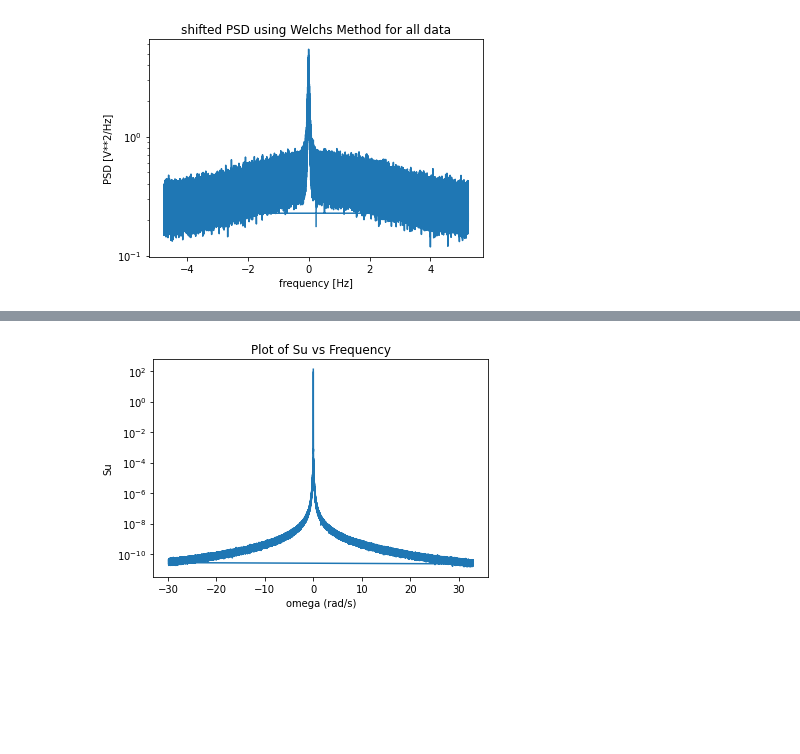
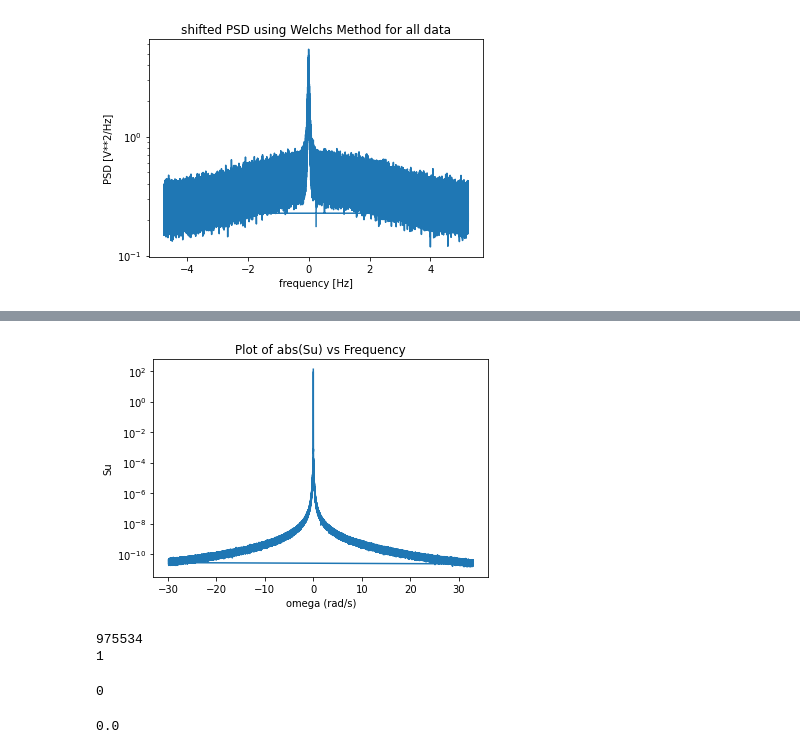
Before and after one commit to RoslynJessney/roslynmproject, a Jupyter notebook: Calibration.ipynb, the cells around one changed output, grey strips where cells are left out. Saved outputs shown, nothing was run; the diff lists cells and outputs as text; code cells hidden in the pictures; blank space fills up the shorter version.

```diff
--- a/Calibration.ipynb
+++ b/Calibration.ipynb
@@ -113,10 +111,10 @@ plt.show()
 product= [(1/a) * b for a, b in zip(omegasq, Sv)]
 #print(product[0])
 #print((1/omegasq[0])*Sv[0])
-#note: 1/i^2 would make this negative but have left out for plotting (and - in H(iomega) would cancel?)
+#note: 1/i^2 makes constants negative
 
 #put into equation for Su(omega)
-constants = (1/ksquared)*1/(Zsquid**2)
+constants = -(1/ksquared)*1/(Zsquid**2)
 Su = [x*(constants) for x in product]
 
 #check
@@ -125,10 +123,13 @@ Su = [x*(constants) for x in product]
 #print(Su[200])
 # %%
 #plot of Su(omega) vs omega
-plt.semilogy(omega, Su)
-plt.title('Plot of Su vs Frequency')
+
+absSu = [abs(x) for x in Su]
+
+plt.semilogy(omega, absSu)
+plt.title('Plot of abs(Su) vs Frequency')
 plt.xlabel('omega (rad/s)')
 plt.ylabel('Su')
 plt.show()
 # %% [output]
-[figure, old version]
+[figure, new version]
@@ -143,0 +178,12 @@ n =
+# %%
+#find zeros in denominator and remove
+zeros=0
+
+for i in range(0,len(Sdenom)):
+    if Sdenom[i] ==0:
+        zeros += 1
+        print(i)
+print(zeros)
+# %% [output]
+975534
+1
@@ -143,0 +192,16 @@ n =
+# %%
+#check zero removed
+zero=0
+for i in range(0,len(Sdenom)):
+    if Sdenom[i] ==0:
+        zero += 1
+        print(i)
+print(zero)
+# %% [output]
+0
+# %%
+#remove same index for numerator and omega so dimensions match
+Snumerator.pop(975534)
+omega.pop(975534)
+# %% [output]
+0.0
```
Also changed, not shown: parts of 9 cells of this notebook.
